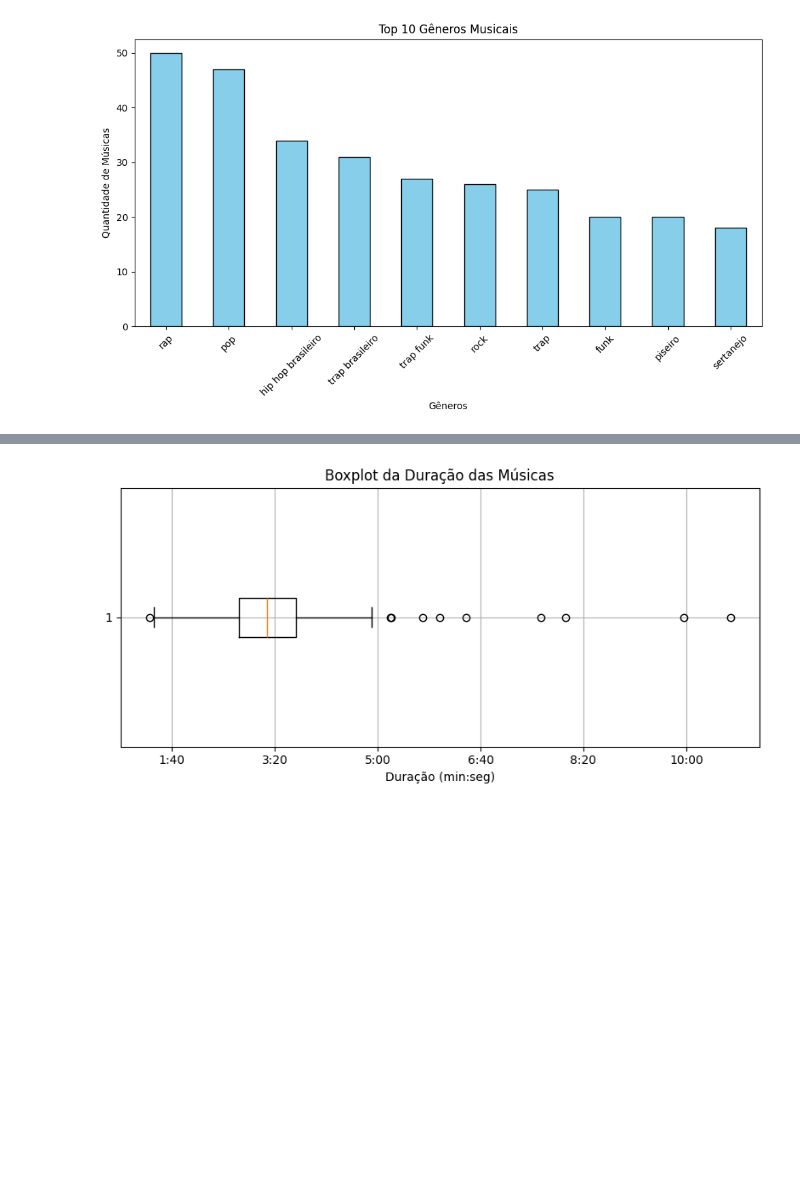
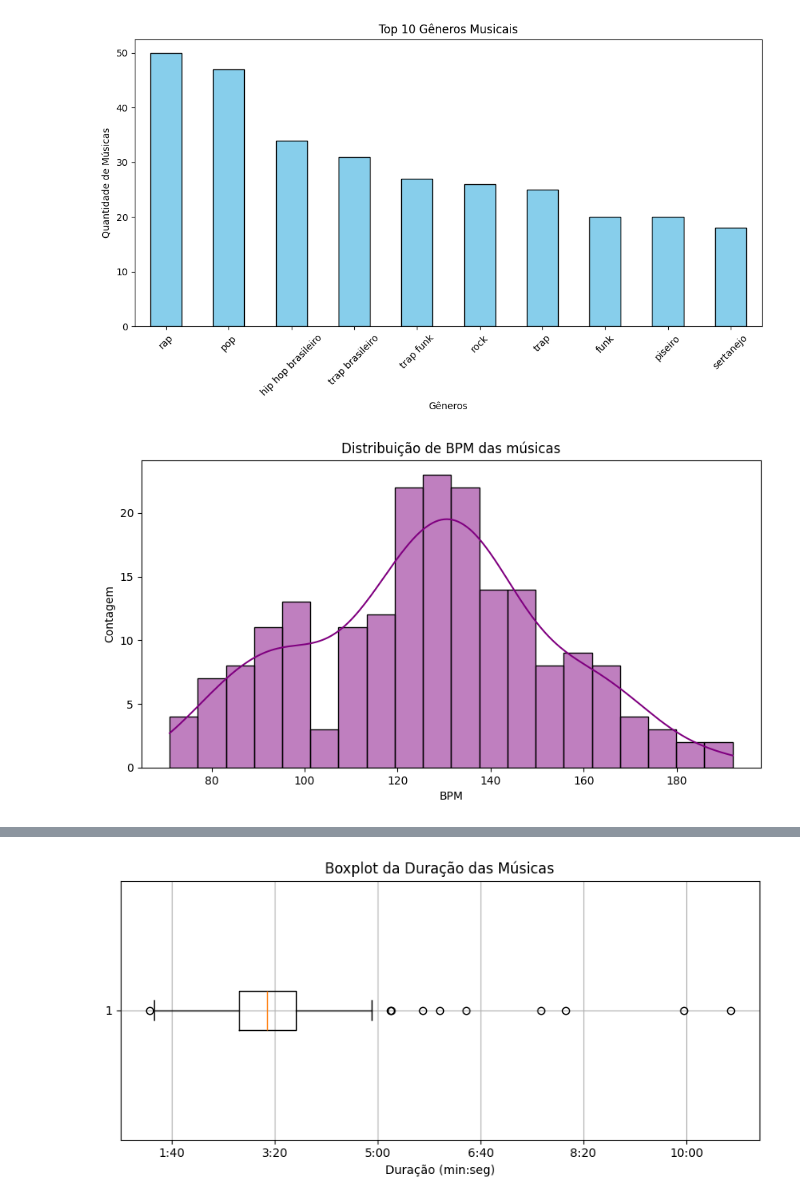
Before and after one commit to nicolascaseiro/2025-na-Musica, a Jupyter notebook: 2025 na Música.ipynb, the cells around one changed output, grey strips where cells are left out. Cells and saved outputs as stored; diff of their text form; code cells hidden in the pictures; blank space fills up the shorter version.

```diff
--- a/2025 na Música.ipynb
+++ b/2025 na Música.ipynb
@@ -264,6 +278,15 @@ plt.tight_layout()
 plt.show()
 # %% [output]
 [figure]
+# %%
+plt.figure(figsize=(10,5))
+sns.histplot(df['BPM'], bins=20, kde=True, color='purple')
+plt.title('Distribuição de BPM das músicas')
+plt.xlabel('BPM')
+plt.ylabel('Contagem')
+plt.show()
+# %% [output]
+[figure, added]
 # %%
 import matplotlib.ticker as ticker
 
```
Also changed, not shown: parts of 8 cells of this notebook.
